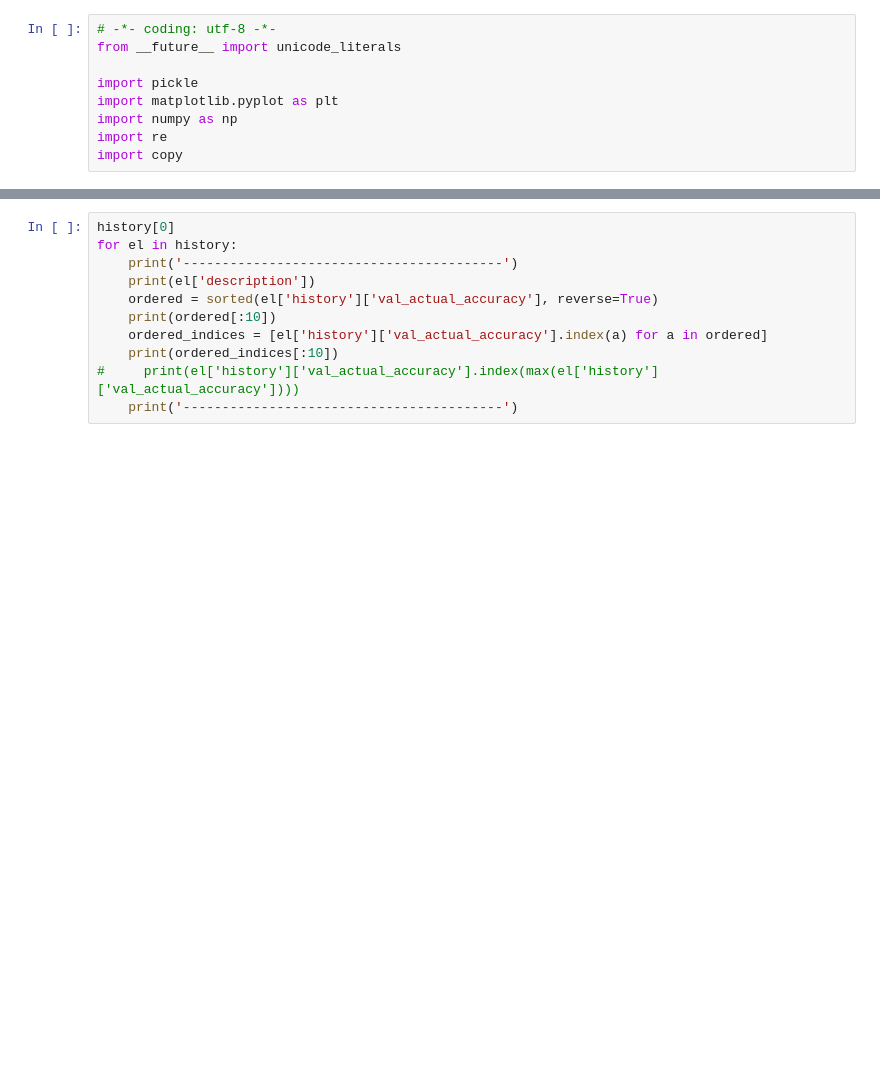
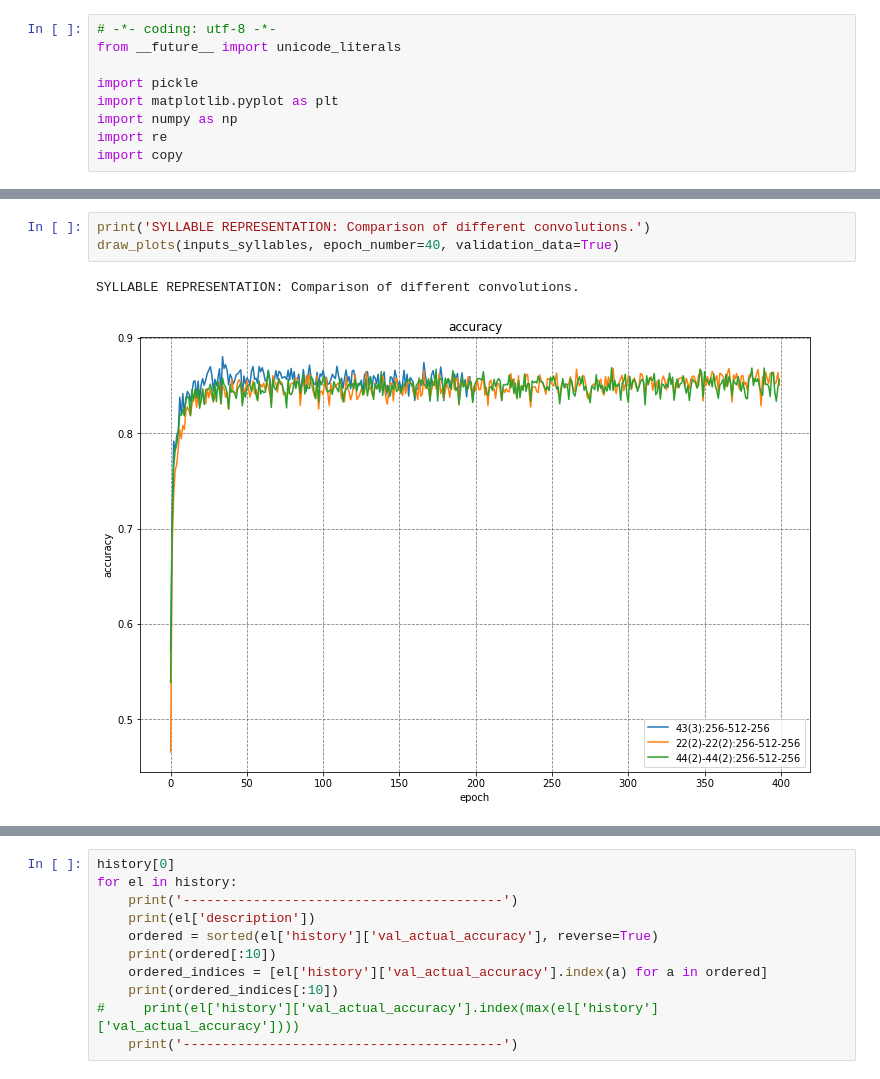
Before and after one commit to lkrsnik/accetuation, a Jupyter notebook: cnn/word_accetuation/cnn_dictionary/results_presentation.ipynb, the cells around one changed output, grey strips where cells are left out. Cells and saved outputs as stored; diff of their text form; blank space fills up the shorter version.

```diff
--- a/cnn/word_accetuation/cnn_dictionary/results_presentation.ipynb
+++ b/cnn/word_accetuation/cnn_dictionary/results_presentation.ipynb
@@ -9,0 +81,6 @@ import copy
+# %%
+print('SYLLABLE REPRESENTATION: Comparison of different convolutions.')
+draw_plots(inputs_syllables, epoch_number=40, validation_data=True)
+# %% [output]
+SYLLABLE REPRESENTATION: Comparison of different convolutions.
+[figure, added]
```
Also changed, not shown: parts of 10 cells of this notebook, 8 other files.
